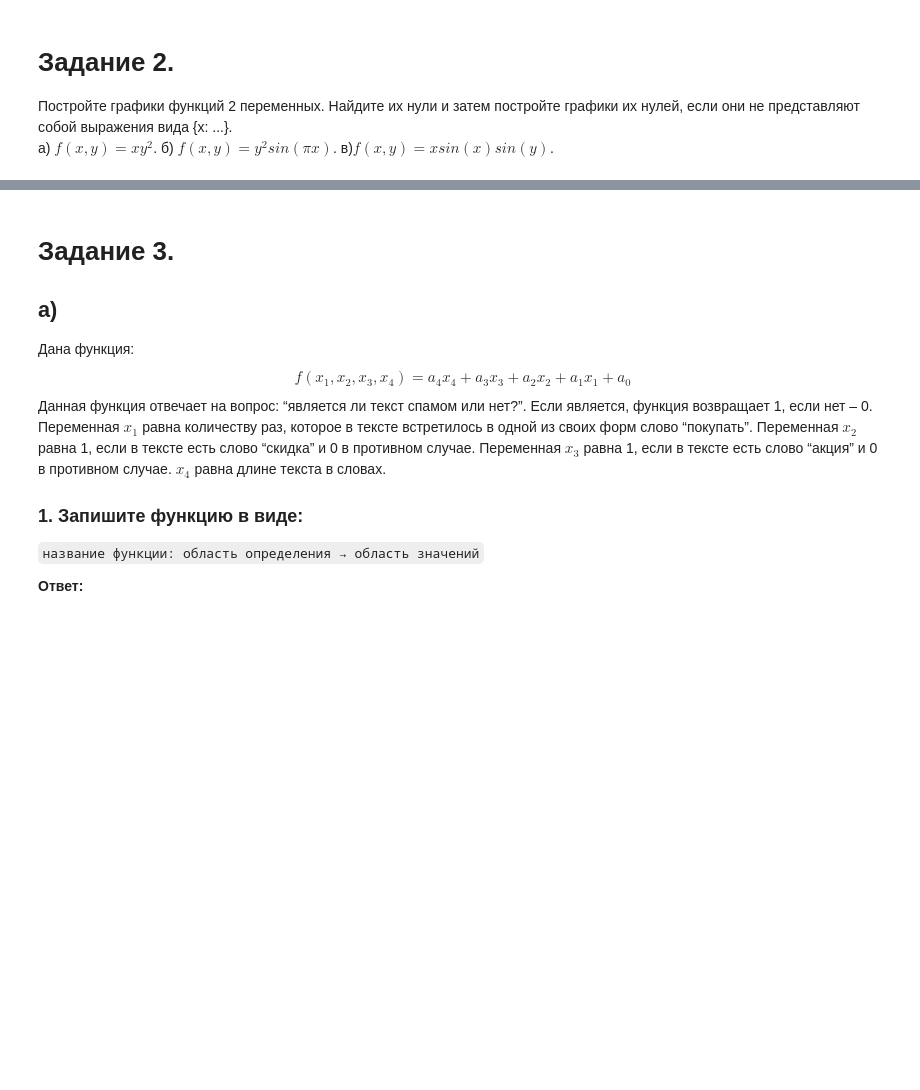
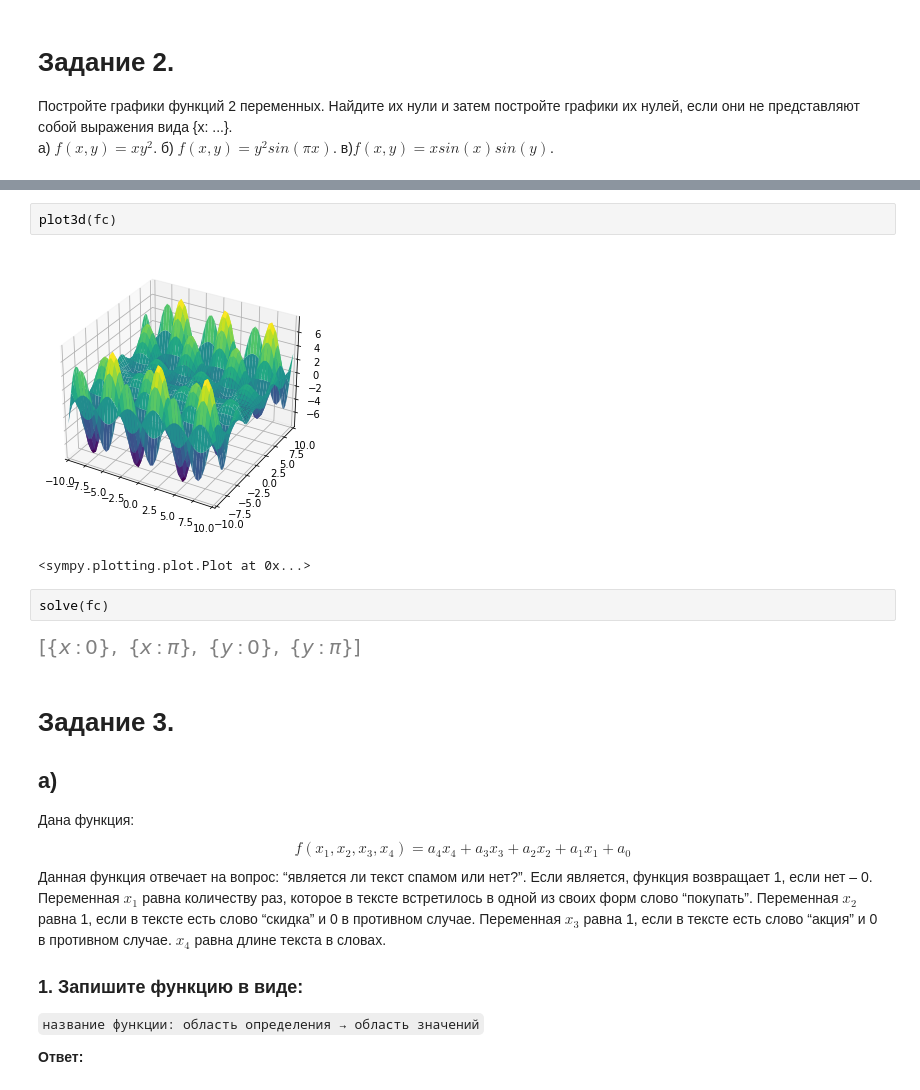
Before and after one commit to as4me/skillbox, a Jupyter notebook: mathematical-analysis/7/Функции_нескольких_переменных,_их_свойства_и_графики_Домашнее_задание.ipynb, the cells around one changed output, grey strips where cells are left out. Drawn from its saved outputs; the diff is of its cells as text; blank space fills up the shorter version.

```diff
--- a/mathematical-analysis/7/Функции_нескольких_переменных,_их_свойства_и_графики_Домашнее_задание.ipynb
+++ b/mathematical-analysis/7/Функции_нескольких_переменных,_их_свойства_и_графики_Домашнее_задание.ipynb
@@ -84,3 +107,12 @@ f2
+# %%
+plot3d(fc)
+# %% [output]
+[figure, added]
+<sympy.plotting.plot.Plot at 0x...>
+# %%
+solve(fc)
+# %% [output]
+[figure, added]
 # %% [markdown]
 # Задание 3.
 
```
Also changed, not shown: parts of 6 cells of this notebook.
